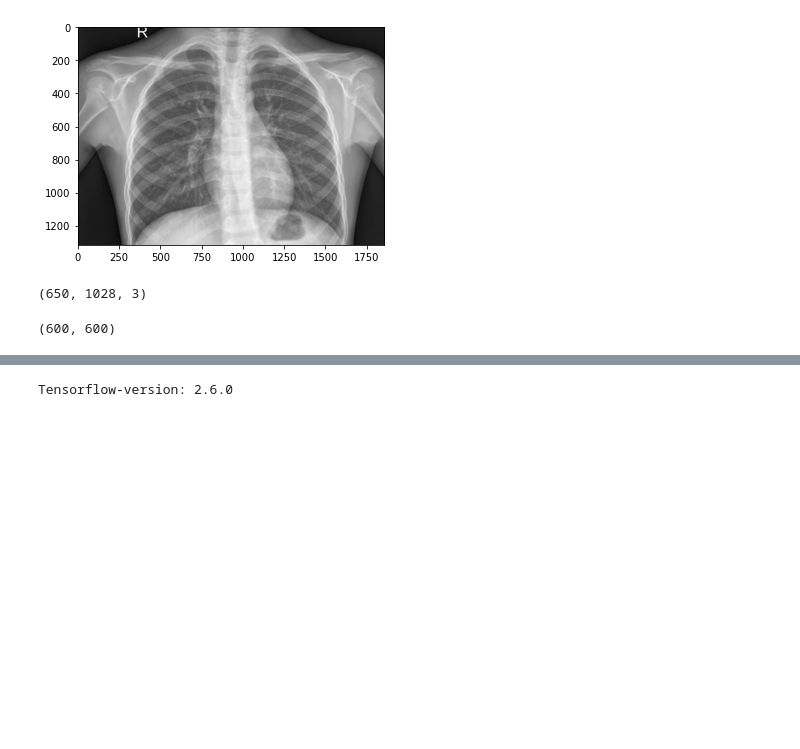
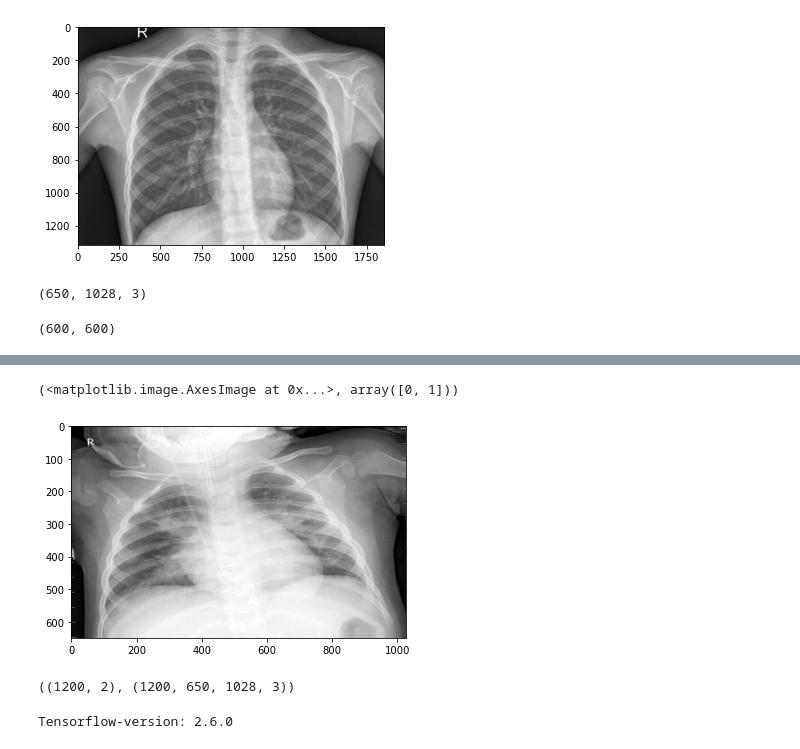
Before and after one commit to ehsansam90/XRAY, a Jupyter notebook: Dense121.ipynb, the cells around one changed output, grey strips where cells are left out. Cells and saved outputs as stored; diff of their text form; code cells hidden in the pictures; blank space fills up the shorter version.

```diff
--- a/Dense121.ipynb
+++ b/Dense121.ipynb
@@ -139,0 +125,7 @@ final_df.head()
+# %%
+#generate label for data
+#[[1,0]] normal label, [[0,1]] not_normal label
+a = np.array([[1,0]]*600)
+b = np.array([[0,1]]*600)
+# %%
+train_Y = np.row_stack((a,b))
@@ -140,3 +142,17 @@ final_df.head()
+# %%
+#shuffle datatrai
+trainX, trainy = shuffle(train_X, train_Y, random_state=42)
+# %%
+plt.imshow(trainX[0]), trainy[0]
+# %% [output]
+(<matplotlib.image.AxesImage at 0x...>, array([0, 1]))
+[figure, added]
+# %%
+train_X_arr = np.stack(trainX)
+trainy.shape, train_X_arr.shape # correct shape for model
+# data in ready for training
+# %% [output]
+((1200, 2), (1200, 650, 1028, 3))
 # %%
 print("Tensorflow-version:", tf.__version__)
 # %% [output]
```
Also changed, not shown: parts of 29 cells of this notebook.
